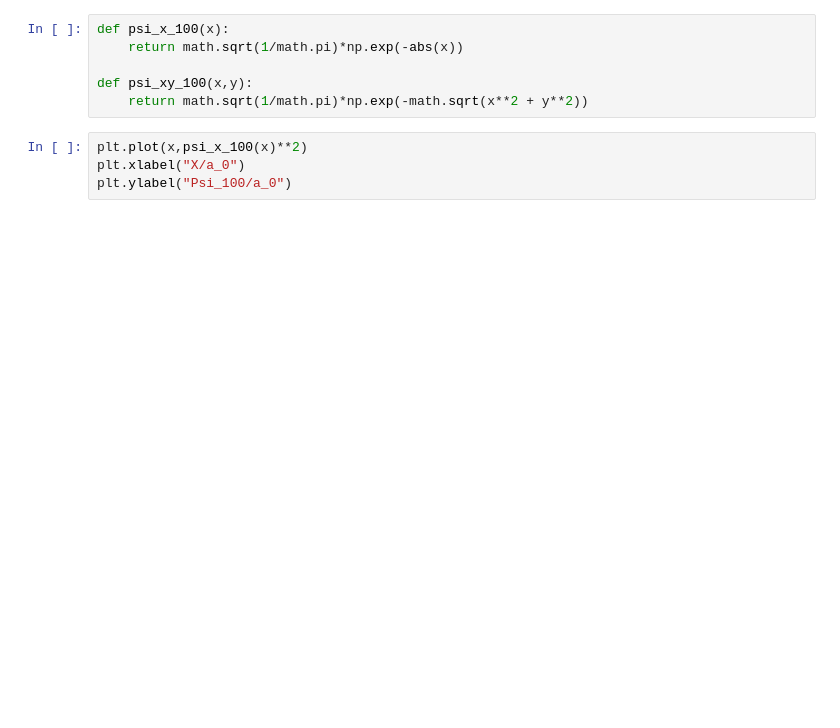
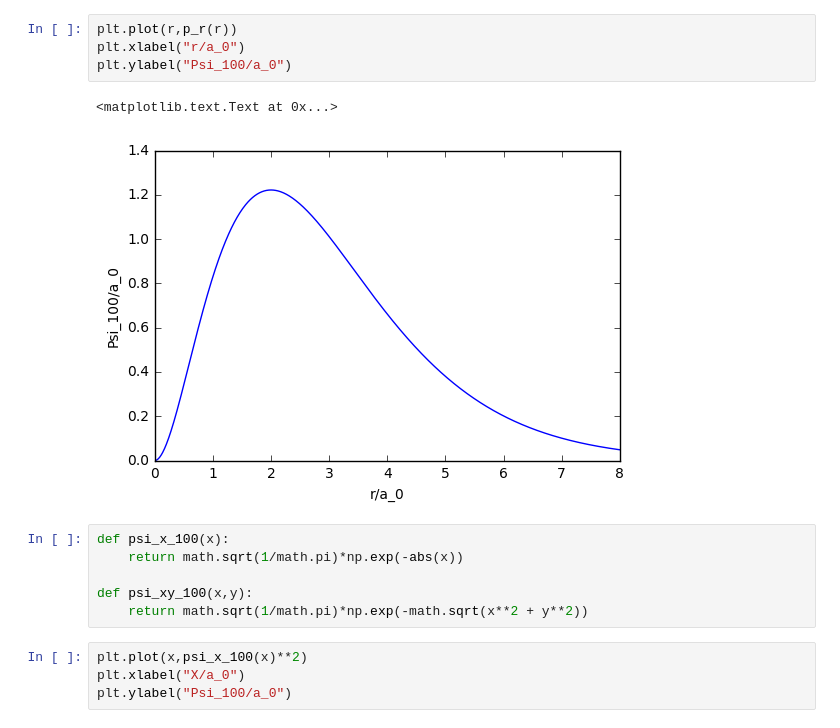
Before and after one commit to QCMM/EstElec, a Jupyter notebook: scripts/hydrogen.ipynb, the cells around one changed output. Drawn from its saved outputs; the diff is of its cells as text; blank space fills up the shorter version.

```diff
--- a/scripts/hydrogen.ipynb
+++ b/scripts/hydrogen.ipynb
@@ -14,3 +28,10 @@ X,Y = np.meshgrid(x, y)
+# %%
+plt.plot(r,p_r(r))
+plt.xlabel("r/a_0")
+plt.ylabel("Psi_100/a_0")
+# %% [output]
+<matplotlib.text.Text at 0x...>
+[figure, added]
 # %%
 def psi_x_100(x):
     return math.sqrt(1/math.pi)*np.exp(-abs(x))
```
Also changed, not shown: parts of 8 cells of this notebook.
